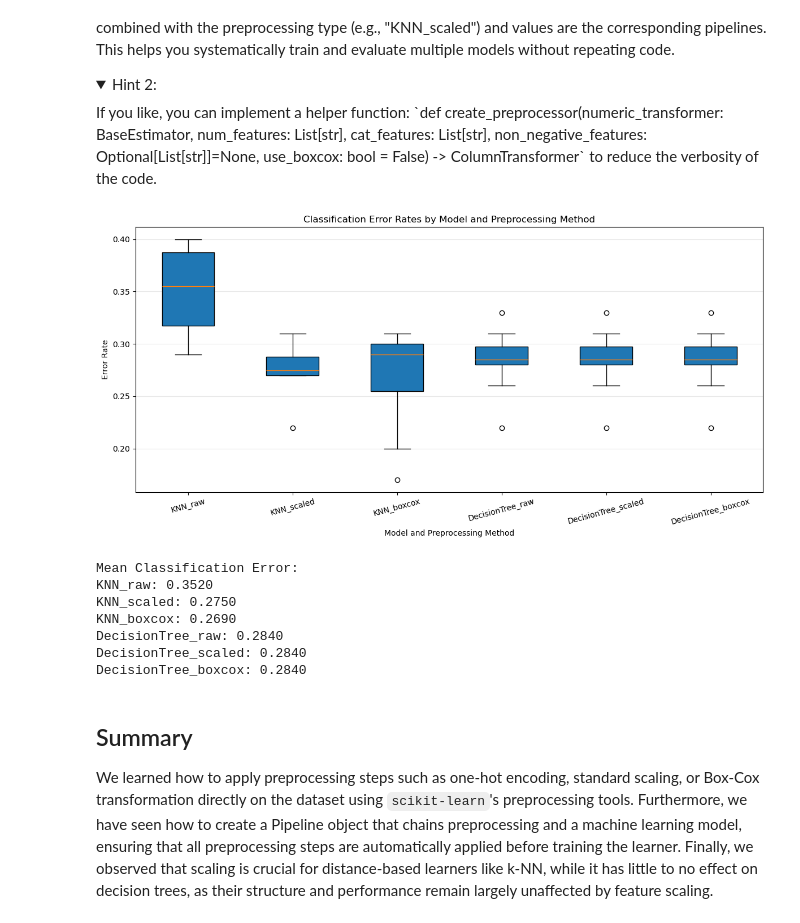
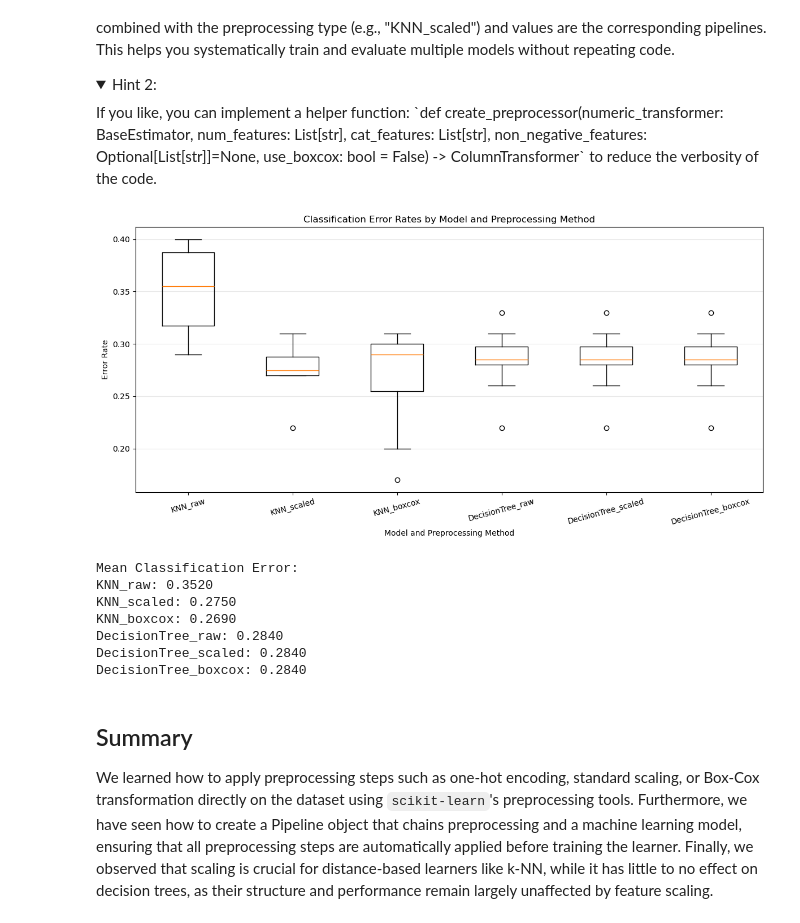
Before and after one commit to slds-lmu/lecture_appml, a Jupyter notebook: exercises/03_feature-preproc/03_1_encoding_scaling_py.ipynb, the cells around one changed output. Drawn from its saved outputs; the diff is of its cells as text; code cells hidden in the pictures; folded sections open.

```diff
--- a/exercises/03_feature-preproc/03_1_encoding_scaling_py.ipynb
+++ b/exercises/03_feature-preproc/03_1_encoding_scaling_py.ipynb
@@ -53,13 +53,11 @@ Load the dataset and perform basic data exploration. Retrieve the features $X$ a
 # %%
 #===SOLUTION===
 
+import numpy as np
 import pandas as pd
-import numpy as np
 from sklearn.datasets import fetch_openml
 
-german = fetch_openml(name="credit-g", version=1, as_frame=True)
-X = german.data
-y = german.target
+X, y = fetch_openml(name="credit-g", version=1, as_frame=True, return_X_y=True)
 
 print(f"Task: German Credit Data with {X.shape[0]} observations and {X.shape[1]} features.")
 print("\nFeature data structure (info):")
@@ -386,9 +383,9 @@ Finally, compare the models using 10-fold cross-validation and visualize the cla
 # %%
 #===SOLUTION===
 
+import matplotlib.pyplot as plt
 from sklearn.neighbors import KNeighborsClassifier
 from sklearn.model_selection import cross_val_score
-import matplotlib.pyplot as plt
 
 
 def create_preprocessor(numeric_transformer, num_features, cat_features, non_negative_features=None, use_boxcox=False):
@@ -440,35 +437,35 @@ for clf_name, clf in classifiers.items():
         )
         pipeline = create_pipeline(preprocessor, clf)
         pipelines[name] = pipeline
 
 # Collect cross-validation results
 results = {}
 for name, pipeline in pipelines.items():
     scores = cross_val_score(pipeline, X, y, cv=10, scoring='accuracy')
     errors = 1 - scores
     results[name] = errors
 
 # Prepare data for boxplot
 labels = list(results.keys())
 data = [results[key] for key in labels]
 
 # Create boxplot
 plt.figure(figsize=(12, 6))
-plt.boxplot(data, labels=labels, patch_artist=True)
+plt.boxplot(data, labels=labels)
 plt.title('Classification Error Rates by Model and Preprocessing Method')
 plt.ylabel('Error Rate')
 plt.xlabel('Model and Preprocessing Method')
 plt.xticks(rotation=15)
 plt.grid(True, alpha=0.3, axis='y')
 plt.tight_layout()
 plt.show()
 
 # Print mean error rates for each model
 print("Mean Classification Error:")
 for label, errors in zip(labels, data):
     print(f"{label}: {np.mean(errors):.4f}")
 # %% [output]
-[figure, old version]
+[figure, new version]
 Mean Classification Error:
 KNN_raw: 0.3520
 KNN_scaled: 0.2750
```
Also changed, not shown: parts of 2 cells of this notebook, 5 other files.
